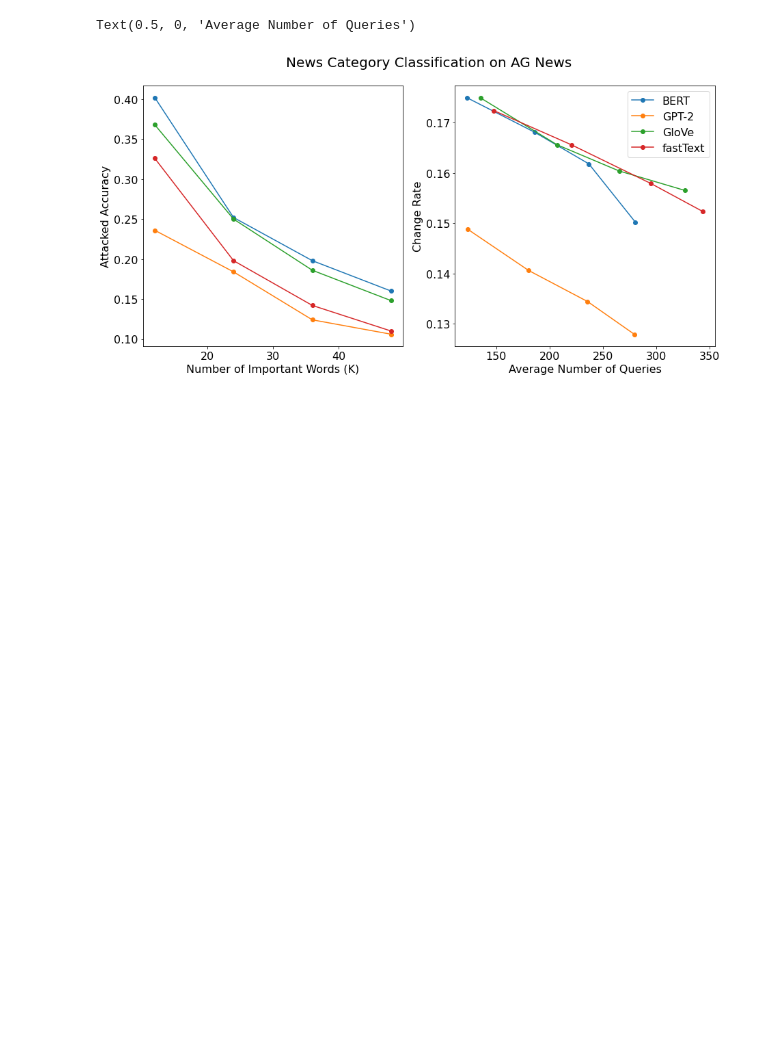
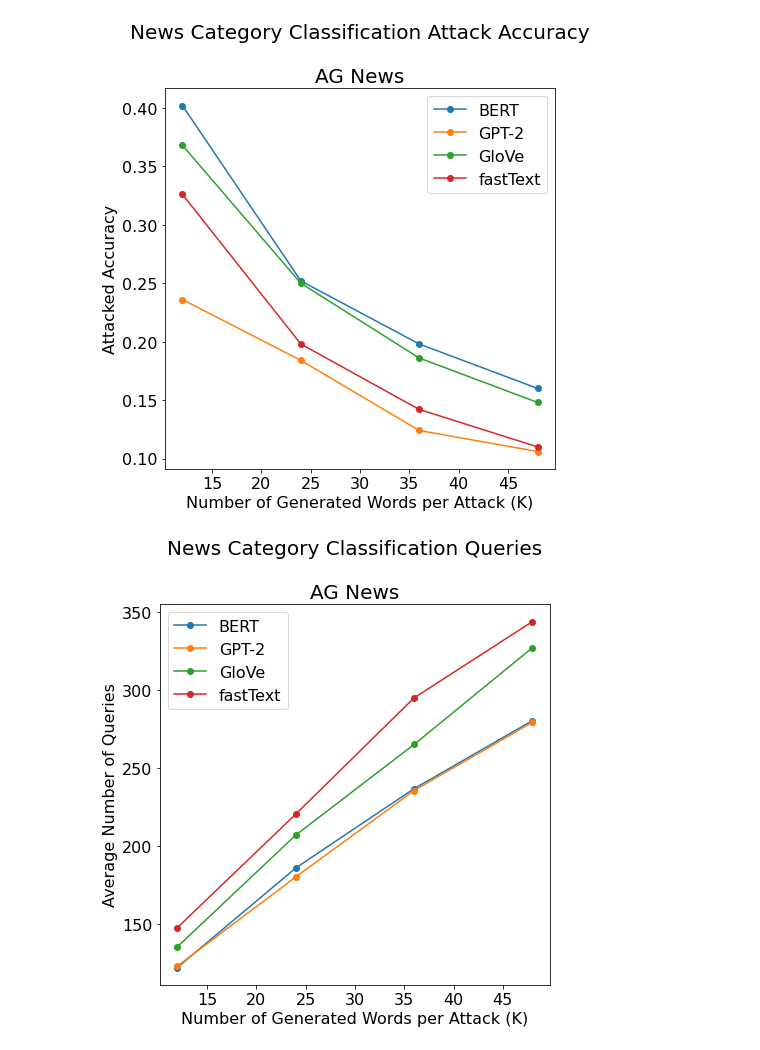
Before and after one commit to hannaxu/COS484-project, a Jupyter notebook: graphs.ipynb, the cells around one changed output. Cells and saved outputs as stored; diff of their text form; code cells hidden in the pictures; blank space fills up the shorter version.

```diff
--- a/graphs.ipynb
+++ b/graphs.ipynb
@@ -50,32 +50,45 @@ Text(0.5, 1.0, 'Yelp')
 # %%
-f, (ax1, ax2) = plt.subplots(1, 2, figsize=(15,7))
-for y in y3:
-  ax1.plot(k3, y, "-o")
 query = [
   [122.3278,186.008,236.8229,280.3905],
   [123.2304,180.2623,235.6324,279.3311],
   [135.557,207.0667,265.1007,327.0704],
   [147.8101, 220.4788, 294.9277, 343.7955]
 ]
 rate = [
   [0.175, 0.1681, 0.1618, 0.1502],
   [0.1488, 0.1406, 0.1344, 0.1279],
   [0.1749, 0.1656, 0.1604, 0.1565],
   [0.1724, 0.1656, 0.1579, 0.1523]
 ]
+for y in y3:
+  plt.plot(k3, y, "-o")
+fig = plt.gcf()
+fig.set_size_inches(7, 7)
+plt.xlabel("Number of Generated Words per Attack (K)")
+plt.ylabel("Attacked Accuracy")
+plt.title("News Category Classification Attack Accuracy\n\nAG News")
+plt.legend(model)
+plt.show()
+
 for i in range(len(model)):
-  ax2.plot(query[i], rate[i], "-o")
+  plt.plot(k3, query[i], "-o")
+fig = plt.gcf()
+fig.set_size_inches(7, 7)
+plt.ylabel("Average Number of Queries")
+plt.xlabel("Number of Generated Words per Attack (K)")
+plt.title("News Category Classification Queries\n\nAG News")
+plt.legend(model)
+plt.show()
 
-f.add_subplot(111, frameon=False)
-# hide tick and tick label of the big axis
-plt.tick_params(labelcolor='none', which='both', top=False, bottom=False, left=False, right=False)
-plt.title("News Category Classification on AG News\n")
-
-ax1.set_xlabel("Number of Important Words (K)")
-ax1.set_ylabel("Attacked Accuracy")
-ax2.legend(model)
-ax2.set_ylabel("Change Rate")
-ax2.set_xlabel("Average Number of Queries")
+for i in range(len(model)):
+  plt.plot(k3, rate[i], "-o")
+fig = plt.gcf()
+fig.set_size_inches(7, 7)
+plt.ylabel("Change Rate")
+plt.xlabel("Number of Generated Words per Attack (K)")
+plt.title("News Category Classification Change Rate\n\nAG News")
+plt.legend(model)
+plt.show()
 # %% [output]
-Text(0.5, 0, 'Average Number of Queries')
-[figure, old version]
+[figure, new version]
+[figure, added]
```
Also changed, not shown: parts of 7 cells of this notebook.
